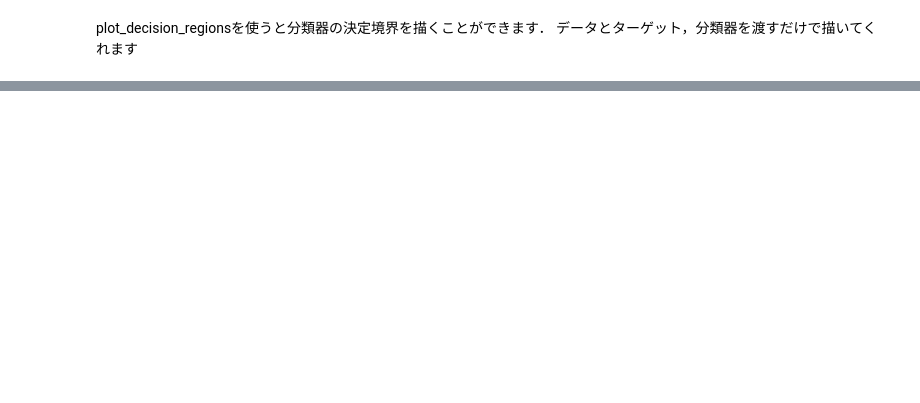
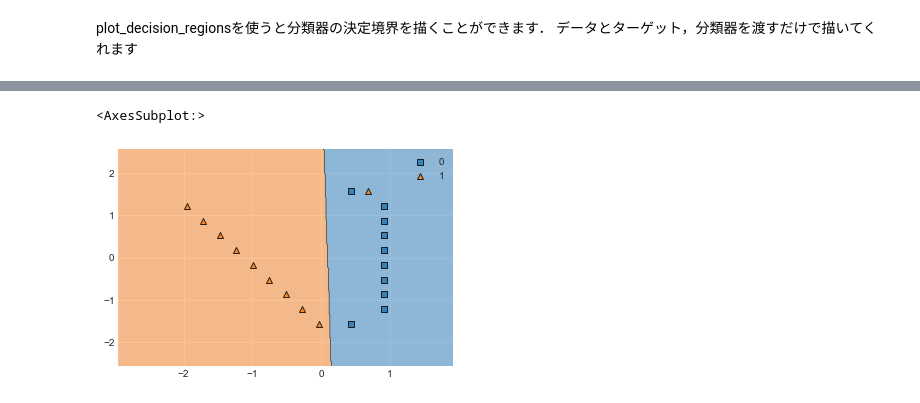
Before and after one commit to jin-nakajima/machine_learning_scratch, a Jupyter notebook: SVC.ipynb, the cells around one changed output, grey strips where cells are left out. Cells and saved outputs as stored; diff of their text form; code cells hidden in the pictures; blank space fills up the shorter version.

```diff
--- a/SVC.ipynb
+++ b/SVC.ipynb
@@ -207,0 +241,8 @@ plot_decision_regionsを使うと分類器の決定境界を描くことがで
+# %%
+# ソフトマージンSVC(C=0.2,ペナルティを重視しない)
+clf = svm.LinearSVC(C=0.2,random_state=0)
+clf.fit(X_std,y)
+plot_decision_regions(X_std,y,clf=clf,res=0.01)
+# %% [output]
+<AxesSubplot:>
+[figure, added]
```
Also changed, not shown: parts of 9 cells of this notebook.
